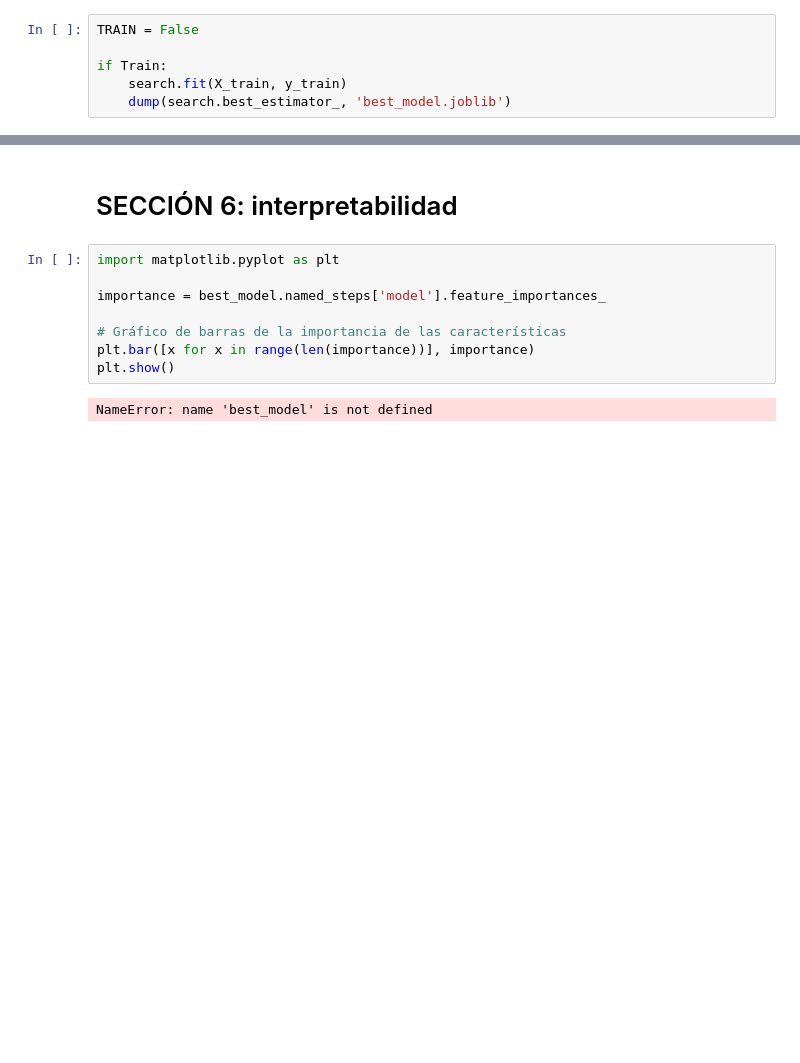
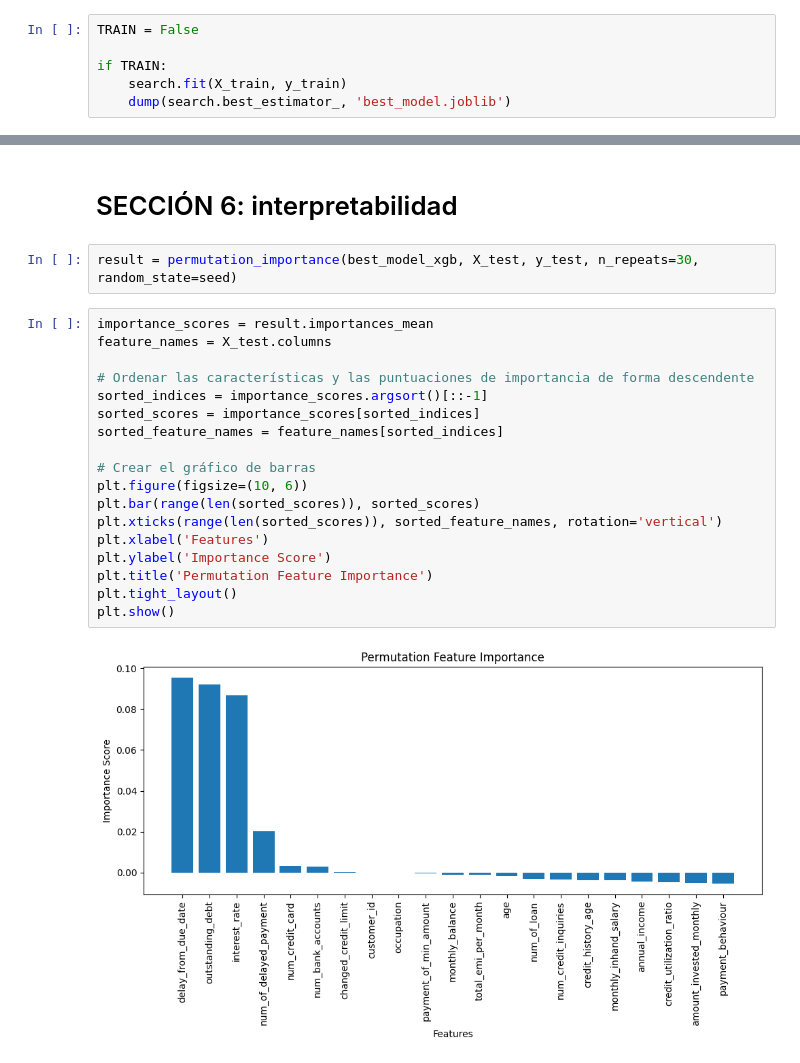
Before and after one commit to tomas100h/LaboratorioDeProgramacionCientificaParaCienciaDeLosDatos, a Jupyter notebook: Proyecto2/ProyectoCreditScore.ipynb, the cells around one changed output, grey strips where cells are left out. Saved outputs shown, nothing was run; the diff lists cells and outputs as text; blank space fills up the shorter version.

Commit message:
update requirements, add interpretability, add xgboost best model

```diff
--- a/Proyecto2/ProyectoCreditScore.ipynb
+++ b/Proyecto2/ProyectoCreditScore.ipynb
@@ -359,6 +368,6 @@ search = HalvingGridSearchCV(
 # %%
 TRAIN = False
 
-if Train:
+if TRAIN:
     search.fit(X_train, y_train)
     dump(search.best_estimator_, 'best_model.joblib')
@@ -429,12 +447,24 @@ weighted avg       0.76      0.74      0.75      1052
 # %% [markdown]
 # SECCIÓN 6: interpretabilidad
-# %%
-import matplotlib.pyplot as plt
-
-importance = best_model.named_steps['model'].feature_importances_
-
-# Gráfico de barras de la importancia de las características
-plt.bar([x for x in range(len(importance))], importance)
-plt.show()
-# %% [output]
-NameError: name 'best_model' is not defined
+# %%
+result = permutation_importance(best_model_xgb, X_test, y_test, n_repeats=30, random_state=seed)
+# %%
+importance_scores = result.importances_mean
+feature_names = X_test.columns
+
+# Ordenar las características y las puntuaciones de importancia de forma descendente
+sorted_indices = importance_scores.argsort()[::-1]
+sorted_scores = importance_scores[sorted_indices]
+sorted_feature_names = feature_names[sorted_indices]
+
+# Crear el gráfico de barras
+plt.figure(figsize=(10, 6))
+plt.bar(range(len(sorted_scores)), sorted_scores)
+plt.xticks(range(len(sorted_scores)), sorted_feature_names, rotation='vertical')
+plt.xlabel('Features')
+plt.ylabel('Importance Score')
+plt.title('Permutation Feature Importance')
+plt.tight_layout()
+plt.show()
+# %% [output]
+[figure, added]
```
Also changed, not shown: parts of 12 cells of this notebook, 2 other files.
